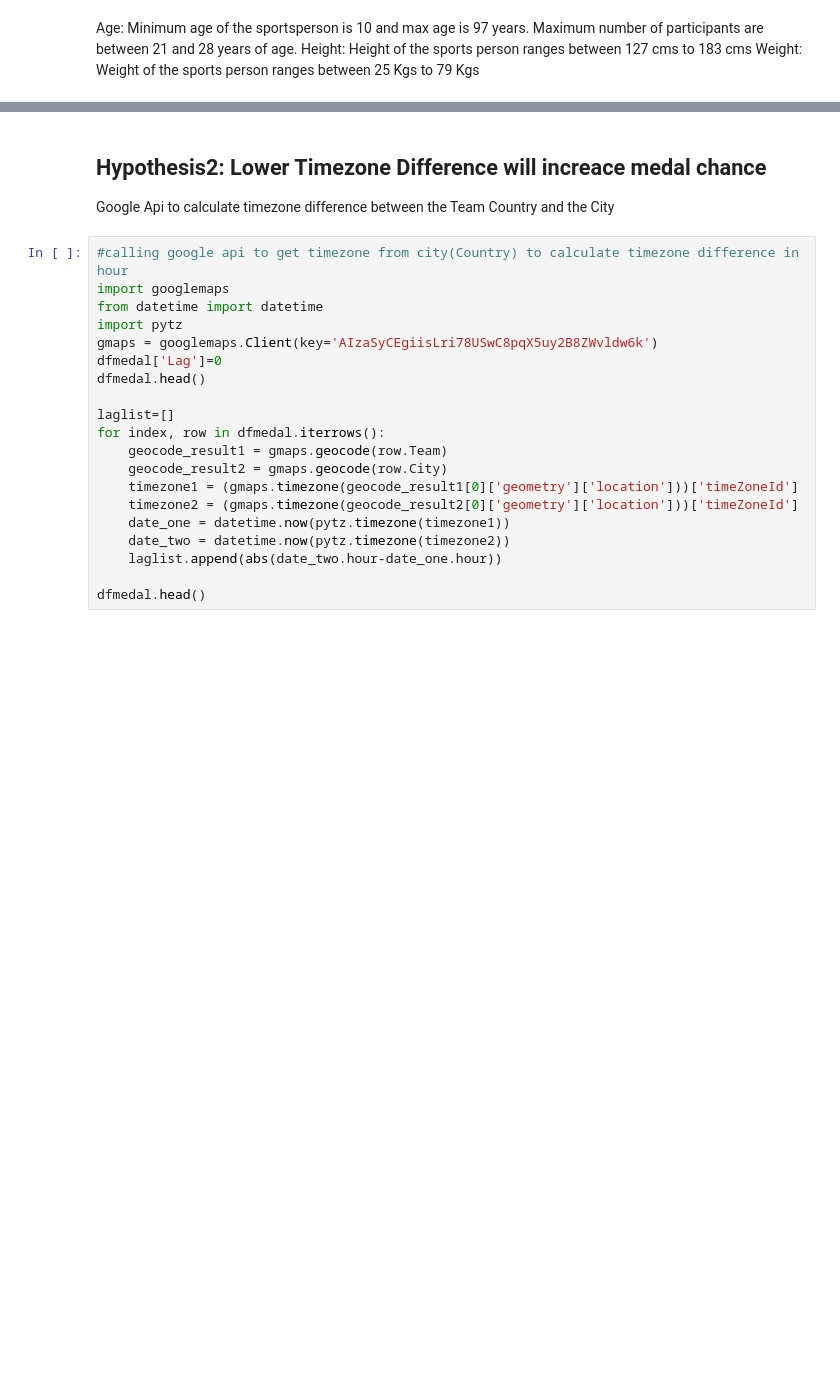
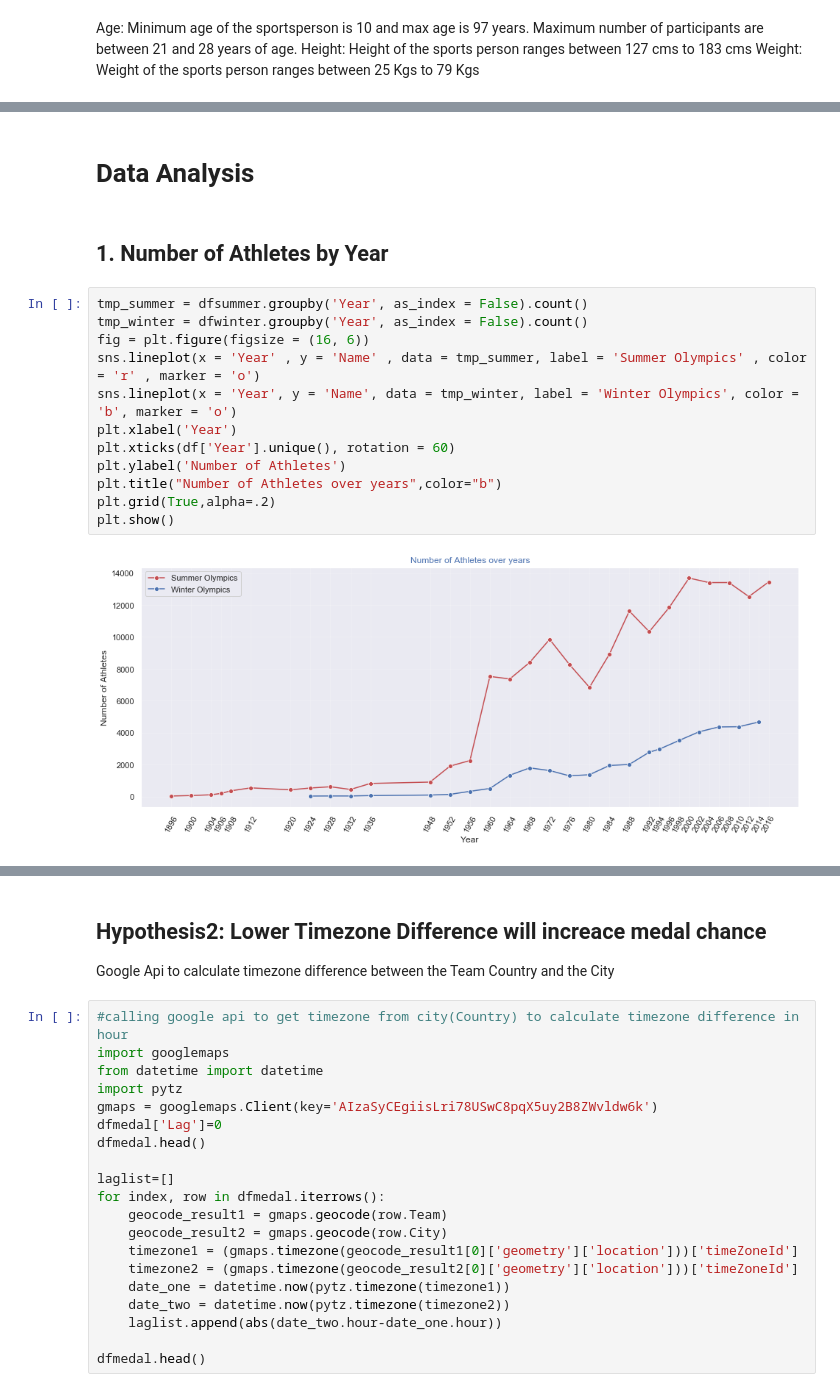
Before and after one commit to harryhancanada/learning, a Jupyter notebook: TeamProjectHarry.ipynb, the cells around one changed output, grey strips where cells are left out. Saved outputs shown, nothing was run; the diff lists cells and outputs as text; blank space fills up the shorter version.

```diff
--- a/TeamProjectHarry.ipynb
+++ b/TeamProjectHarry.ipynb
@@ -216,0 +131,18 @@ dfall['BMI']=round(dfall.Weight/(dfall.Height*dfall.Height/10000),2)
+# %% [markdown]
+# Data Analysis
+# %% [markdown]
+## 1. Number of Athletes by Year
+# %%
+tmp_summer = dfsummer.groupby('Year', as_index = False).count()
+tmp_winter = dfwinter.groupby('Year', as_index = False).count()
+fig = plt.figure(figsize = (16, 6))
+sns.lineplot(x = 'Year' , y = 'Name' , data = tmp_summer, label = 'Summer Olympics' , color = 'r' , marker = 'o')
+sns.lineplot(x = 'Year', y = 'Name', data = tmp_winter, label = 'Winter Olympics', color = 'b', marker = 'o')
+plt.xlabel('Year')
+plt.xticks(df['Year'].unique(), rotation = 60)
+plt.ylabel('Number of Athletes')
+plt.title("Number of Athletes over years",color="b")
+plt.grid(True,alpha=.2)
+plt.show()
+# %% [output]
+[figure, added]
```
Also changed, not shown: parts of 36 cells of this notebook.
